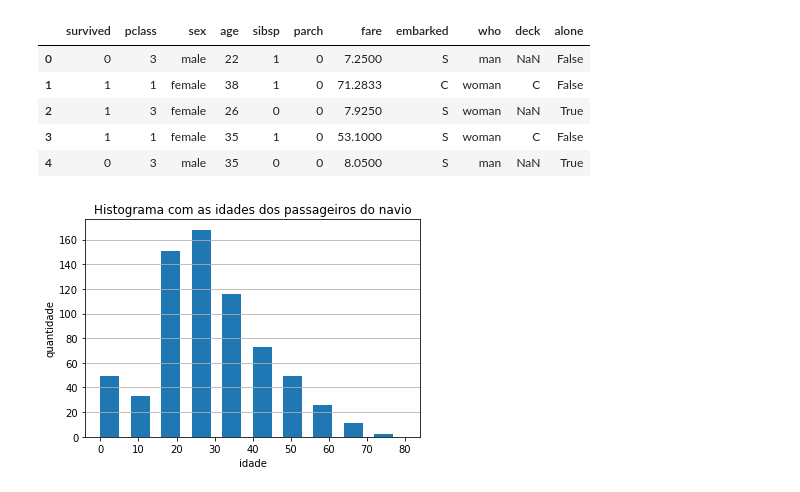
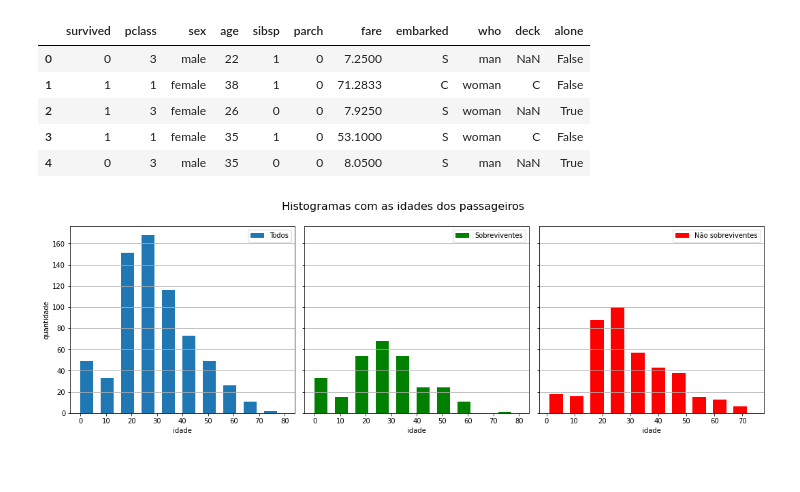
Before and after one commit to Eric-Mendes/treino-de-pandas, a Jupyter notebook: analise_titanic.ipynb, the cells around one changed output. Cells and saved outputs as stored; diff of their text form; code cells hidden in the pictures.

```diff
--- a/analise_titanic.ipynb
+++ b/analise_titanic.ipynb
@@ -156,12 +156,30 @@ df.head()
 | 2 | 1 | 3 | female | 26 | 0 | 0 | 7.9250 | S | woman | NaN | True |
 | 3 | 1 | 1 | female | 35 | 1 | 0 | 53.1000 | S | woman | C | False |
 | 4 | 0 | 3 | male | 35 | 0 | 0 | 8.0500 | S | man | NaN | True |
-# %%
-plt.title('Histograma com as idades dos passageiros do navio')
-plt.hist(x=df['age'], bins=10, width=5)
-plt.grid(axis='y')
-plt.xlabel('idade')
-plt.ylabel('quantidade')
-plt.show()
-# %% [output]
-[figure, removed]
+# %%
+fig, ax = plt.subplots(1, 3, sharey=True, figsize=(15, 5))
+
+fig.suptitle('Histogramas com as idades dos passageiros', fontsize=16)
+
+ax[0].hist(x=df['age'], bins=10, width=5, label="Todos")
+ax[0].grid(axis='y')
+ax[0].set_xlabel('idade')
+ax[0].set_ylabel('quantidade')
+ax[0].legend()
+
+ax[1].hist(x=df.loc[df['survived'] == 1]['age'], bins=10, width=5, color="green", label="Sobreviventes")
+ax[1].grid(axis='y')
+ax[1].set_xlabel('idade')
+ax[1].legend()
+
+ax[2].hist(x=df.loc[df['survived'] == 0]['age'], bins=10, width=5, color="red", label="Não sobreviventes")
+ax[2].grid(axis='y')
+ax[2].set_xlabel('idade')
+ax[2].legend()
+
+fig.tight_layout()
+fig.subplots_adjust(top=0.88)
+
+plt.show()
+# %% [output]
+[figure, added]
```
Also changed, not shown: parts of 2 cells of this notebook.
